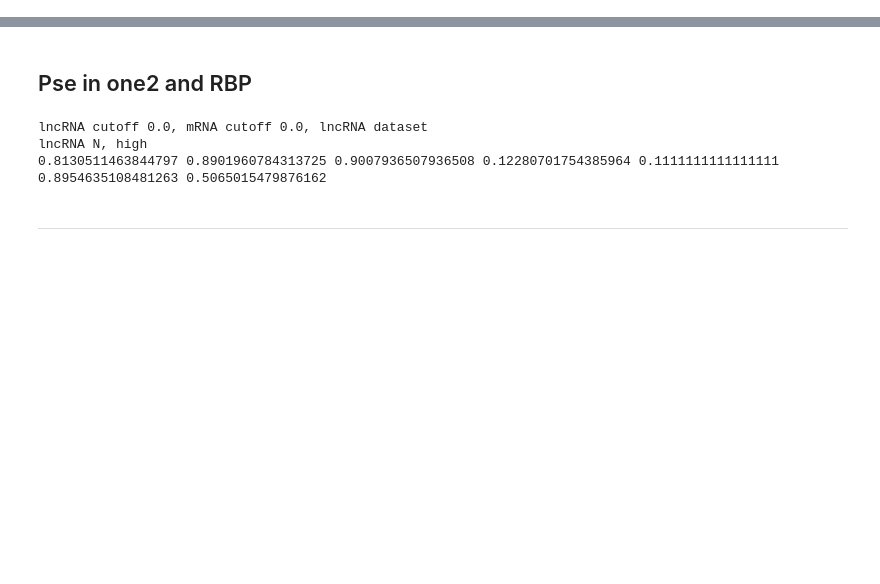
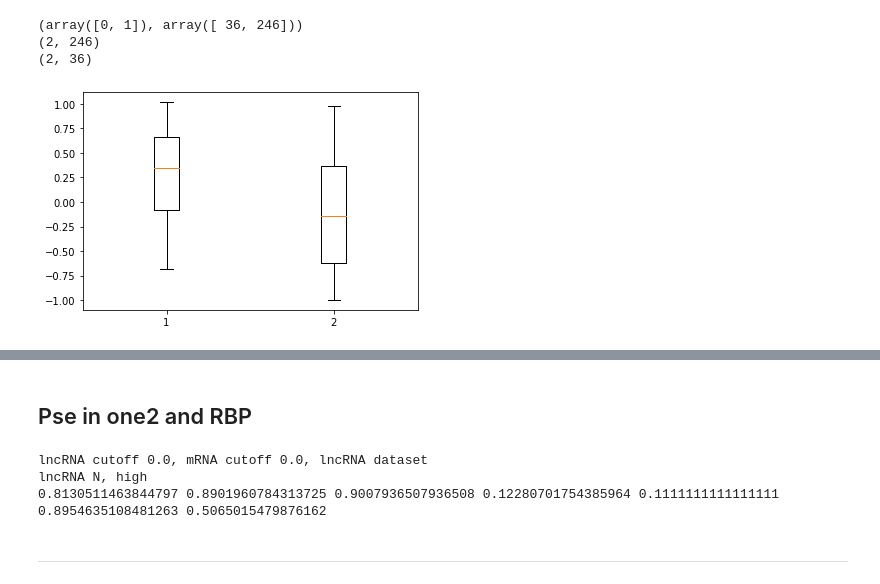
Before and after one commit to JiandeWuu/sixthTool, a Jupyter notebook: lncrna_mrna_predict.ipynb, the cells around one changed output, grey strips where cells are left out. Cells and saved outputs as stored; diff of their text form; code cells hidden in the pictures; blank space fills up the shorter version.

```diff
--- a/lncrna_mrna_predict.ipynb
+++ b/lncrna_mrna_predict.ipynb
@@ -167,3 +171,11 @@ def svm_decision_value_rank_percentage_predict(clf, train_x, valid_x):
 
     percentage_proba = np.where(proba > 0, true_rank_percentage, false_rank_percentage)
     return percentage_proba
+# %%
+m_train_x = np.load("data/merge_data/0916chiu/classifier/nuc_mRNA__cyto_mRNA_train.npy")
+m_train_y = np.load("data/merge_data/0916chiu/classifier/nuc_mRNA__cyto_mRNA_train_y.npy")
+m_test_x = np.load("data/merge_data/0916chiu/classifier/nuc_mRNA__cyto_mRNA_test.npy")
+m_test_y = np.load("data/merge_data/0916chiu/classifier/nuc_mRNA__cyto_mRNA_test_y.npy")
+
+with open("data/model/merge_data/0916chiu/classifier/nuc_mRNA__cyto_mRNA__svm.pickle", 'rb') as f:
+    mrna_clf = pickle.load(f)
@@ -169,0 +184,20 @@ def svm_decision_value_rank_percentage_predict(clf, train_x, valid_x):
+# %%
+perf_list = []
+for i in range(10):
+    lnc_train_x = np.load("data/RBP_eclip/All/merge/fold/ensembl__merge__seq__RBPpred__RBPPWM_10-3_or__fold%s-train.npy" % i)
+    lnc_train_y = np.load("data/RBP_eclip/All/merge/fold/ensembl__y__fold%s-train.npy" % i)
+    lnc_test_x = np.load("data/RBP_eclip/All/merge/fold/ensembl__merge__seq__RBPpred__RBPPWM_10-3_or__fold%s-test.npy" % i)
+    lnc_test_y = np.load("data/RBP_eclip/All/merge/fold/ensembl__y__fold%s-test.npy" % i)
+
+    with open("data/model/merge_data/0713/ensembl__merge__seq__RBPpred__RBPPWM_10-3_or__fold%s.pickle" % i, 'rb') as f:
+        lncrna_clf = pickle.load(f)
+
+    lnc_proba = esvm_decision_value_rank_percentage_predict(clf=lncrna_clf, train_x=lnc_train_x, valid_x=lnc_test_x)
+    m_proba = svm_decision_value_rank_percentage_predict(clf=mrna_clf, train_x=lnc_train_x[:, :196], valid_x=lnc_test_x[:, :196])
+
+    lnc_pred_y = np.where(lnc_proba > 0, 1, 0)
+    m_pred_y = np.where(m_proba > 0, 1, 0)
+    pred_y = np.where((abs(lnc_proba) > abs(m_proba)), lnc_pred_y, m_pred_y)
+
+    acc, recall, prec, spec, npv, f1sc, test_roc_score = predict_pref(pred_y, lnc_test_y)
+    perf_list.append([acc, recall, prec, spec, npv, f1sc, test_roc_score])
@@ -169,0 +233,14 @@ def svm_decision_value_rank_percentage_predict(clf, train_x, valid_x):
+# %%
+temp = np.append([lnc_proba], [m_proba], axis=0)
+print(np.unique(lnc_test_y, return_counts=True))
+print(temp[:, lnc_test_y == 1].shape)
+print(temp[:, lnc_test_y == 0].shape)
+# %% [output]
+(array([0, 1]), array([ 36, 246]))
+(2, 246)
+(2, 36)
+# %%
+plt.boxplot(temp[:, lnc_test_y == 1].T)
+plt.show()
+# %% [output]
+[figure, added]
```
Also changed, not shown: parts of 9 cells of this notebook, 3 other files.
